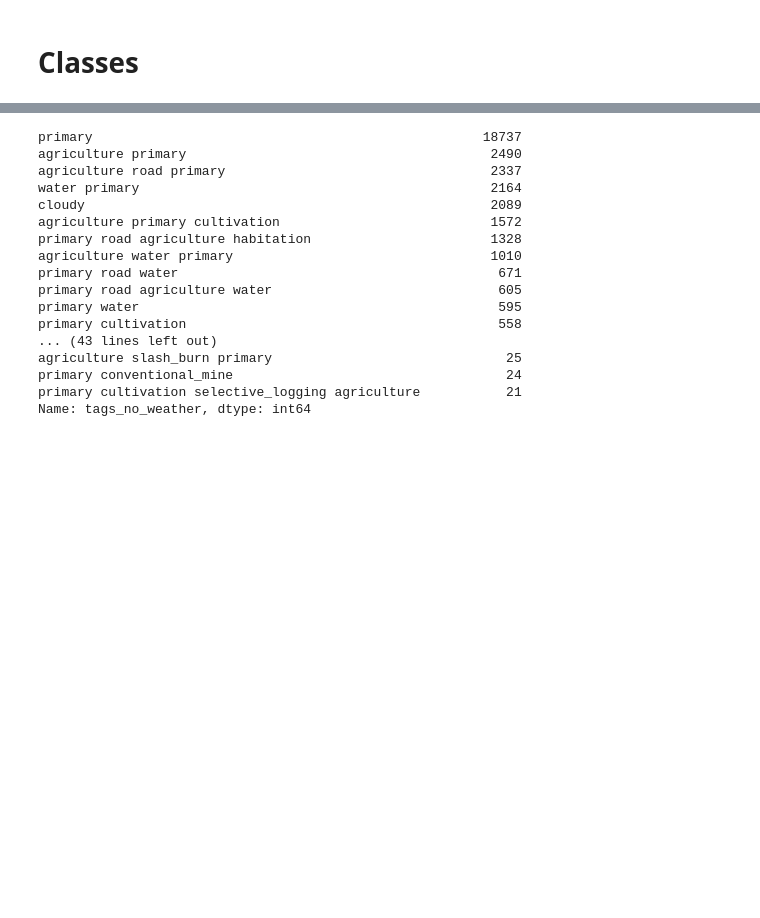
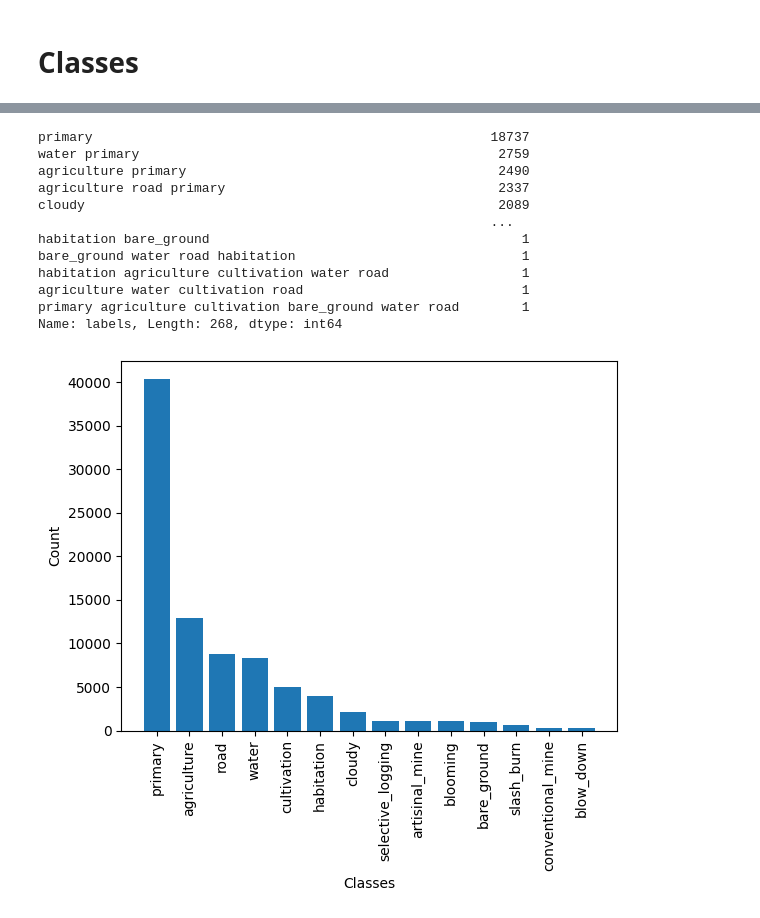
Before and after one commit to nicolasbuitragob/UnderstandingAmazon, a Jupyter notebook: notebooks/eda.ipynb, the cells around one changed output, grey strips where cells are left out. Saved outputs shown, nothing was run; the diff lists cells and outputs as text; code cells hidden in the pictures; blank space fills up the shorter version.

```diff
--- a/notebooks/eda.ipynb
+++ b/notebooks/eda.ipynb
@@ -278,0 +439,3 @@ Name: tags_no_weather, Length: 80, dtype: int64
+# %%
+for tag in individual_label['label']:
+    final_df[tag] = final_df['labels'].apply(lambda x:1 if tag in x.split() else 0)
@@ -279,20 +458,35 @@ Name: tags_no_weather, Length: 80, dtype: int64
 # %%
-class_num[class_num > 20]
+class_num = final_df['labels'].value_counts()
+class_num
 # %% [output]
-primary                                                  18737
-agriculture primary                                       2490
-agriculture road primary                                  2337
-water primary                                             2164
-cloudy                                                    2089
-agriculture primary cultivation                           1572
-primary road agriculture habitation                       1328
-agriculture water primary                                 1010
-primary road water                                         671
-primary road agriculture water                             605
-primary water                                              595
-primary cultivation                                        558
-... (43 lines left out)
-agriculture slash_burn primary                              25
-primary conventional_mine                                   24
-primary cultivation selective_logging agriculture           21
-Name: tags_no_weather, dtype: int64
+primary                                                   18737
+water primary                                              2759
+agriculture primary                                        2490
+agriculture road primary                                   2337
+cloudy                                                     2089
+                                                          ...
+habitation bare_ground                                        1
+bare_ground water road habitation                             1
+habitation agriculture cultivation water road                 1
+agriculture water cultivation road                            1
+primary agriculture cultivation bare_ground water road        1
+Name: labels, Length: 268, dtype: int64
+# %%
+from collections import Counter
+counter = Counter()
+for pic in final_df['labels'].str.split():
+    counter.update(pic)
+# %%
+individual_label = pd.DataFrame(counter.values(),counter.keys()).sort_values(by =0 , ascending = False)
+individual_label.rename({0:'count'},axis = 1,inplace = True)
+individual_label = individual_label.reset_index()
+# %%
+individual_label.rename({'index':'label'},axis = 1,inplace = True)
+# %%
+plt.bar(individual_label['label'],individual_label['count'])
+plt.xticks(rotation = 90)
+plt.xlabel('Classes')
+plt.ylabel('Count')
+plt.show()
+# %% [output]
+[figure, added]
```
Also changed, not shown: parts of 45 cells of this notebook.
